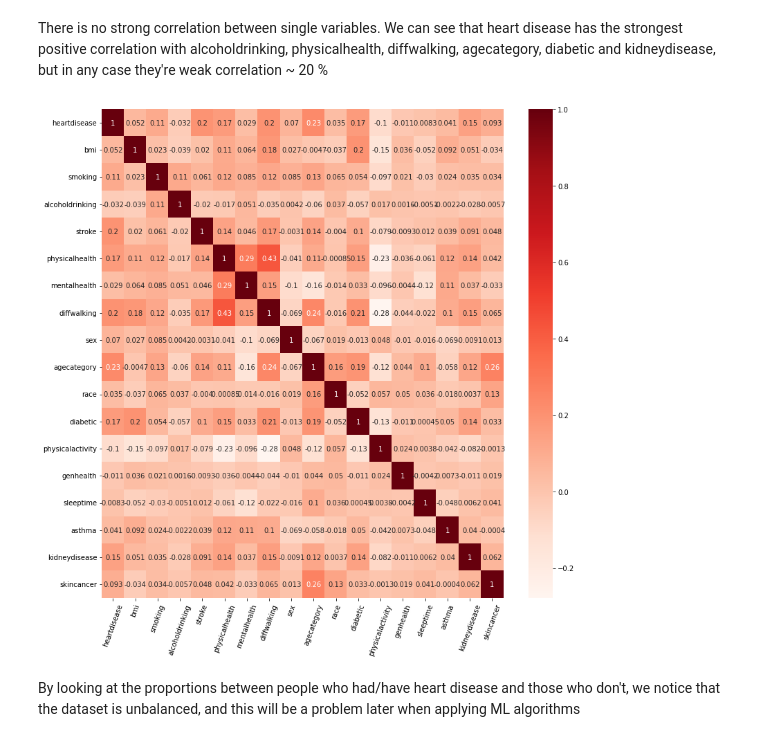
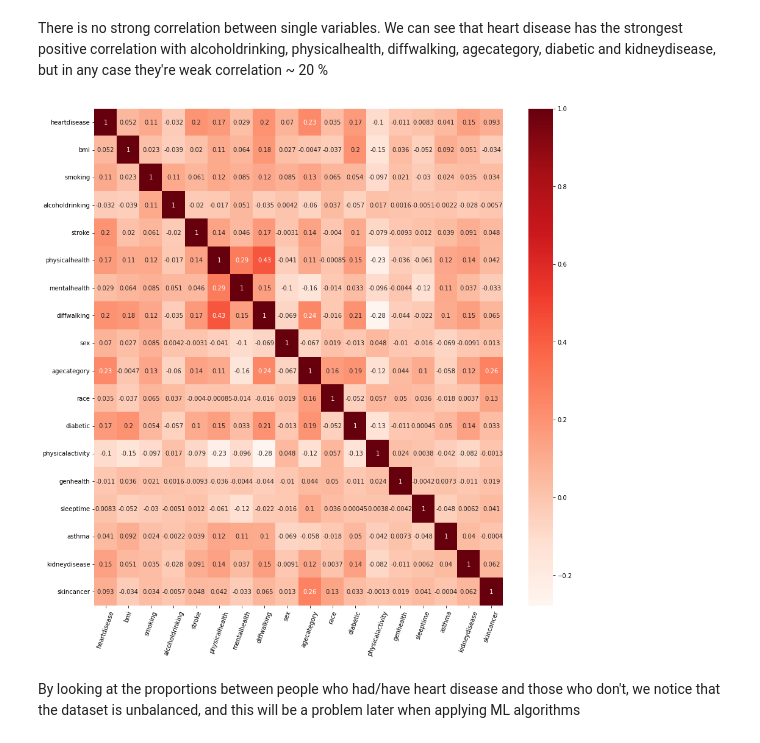
Before and after one commit to michaelfidanza/heart_disease_forecasting, a Jupyter notebook: heart_disease_forecasting.ipynb, the cells around one changed output. Drawn from its saved outputs; the diff is of its cells as text; code cells hidden in the pictures.

Commit message:
first steps in ml/predicting heart disease

```diff
--- a/heart_disease_forecasting.ipynb
+++ b/heart_disease_forecasting.ipynb
@@ -145,12 +147,12 @@ skincancer ( 2 ):
 There is no strong correlation between single variables.
 We can see that heart disease has the strongest positive correlation with alcoholdrinking, physicalhealth, diffwalking, agecategory, diabetic and kidneydisease, but in any case they're weak correlation ~ 20 %
 # %%
-plt.figure(figsize=(13,13))
-sns.heatmap(heart_disease_df.corr(), annot=True, cmap='Reds')
+plt.figure(figsize=(15,15))
+sns.heatmap(heart_disease_df_encoded.corr(), annot=True, cmap='Reds')
 plt.xticks(rotation=70)
 plt.show()
 # %% [output]
-[figure, old version]
+[figure, new version]
 # %% [markdown]
 By looking at the proportions between people who had/have heart disease and those who don't, we notice that the dataset is unbalanced, and this will be a problem later when applying ML algorithms
 # %%
```
Also changed, not shown: parts of 37 cells of this notebook.
